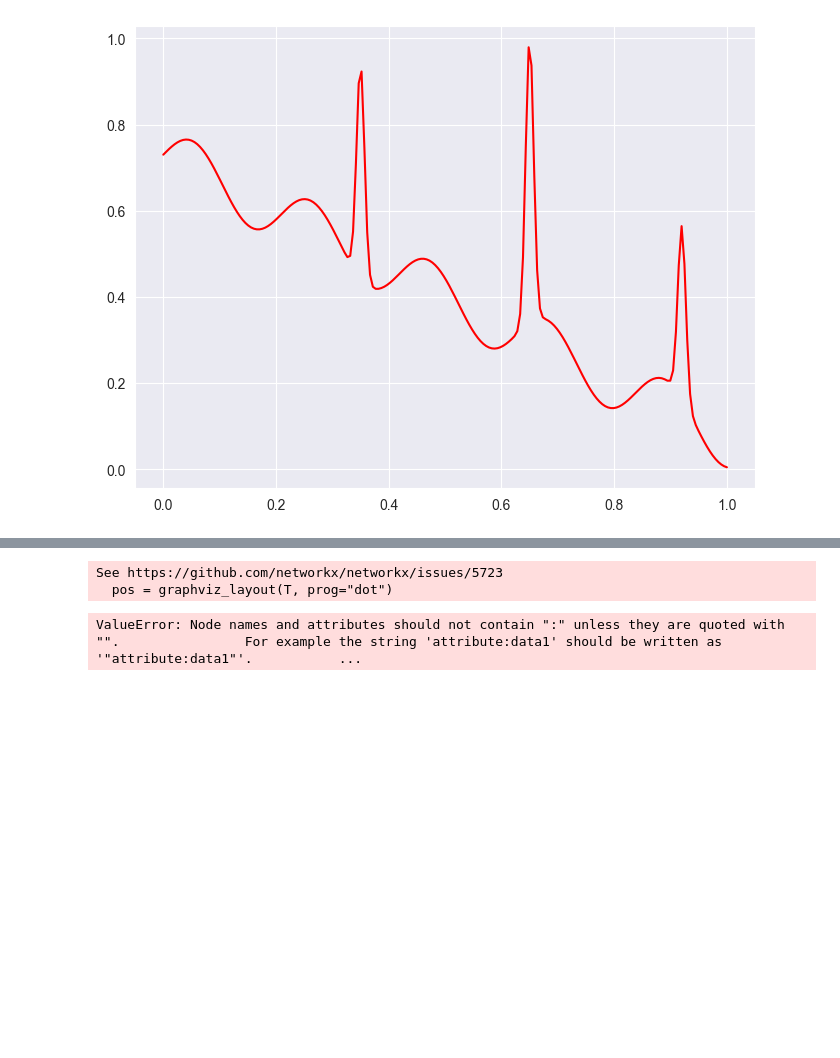
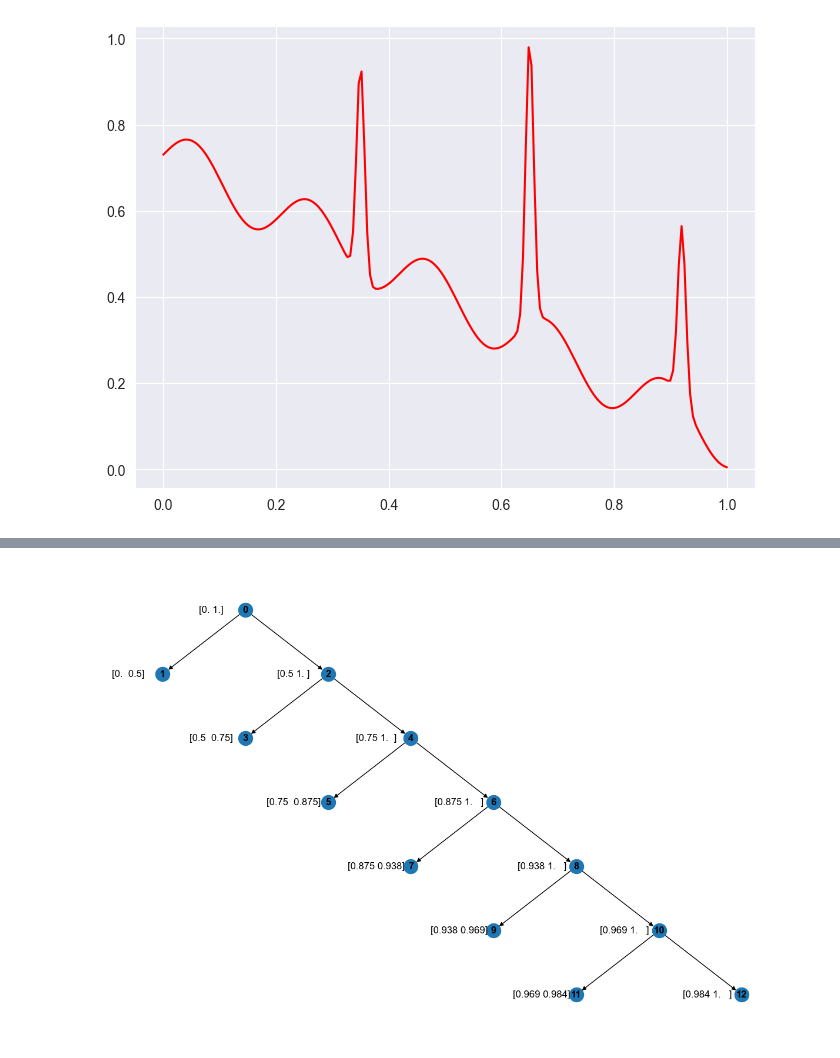
Before and after one commit to acb-code/extrema_search, a Jupyter notebook: src/notebooks/global_search_example.ipynb, the cells around one changed output, grey strips where cells are left out. Drawn from its saved outputs; the diff is of its cells as text; code cells hidden in the pictures; blank space fills up the shorter version.

Commit message:
fixed graph drawing

```diff
--- a/src/notebooks/global_search_example.ipynb
+++ b/src/notebooks/global_search_example.ipynb
@@ -140,30 +140,23 @@ nx.draw(G, pos, with_labels=False)
 # %%
 import pydot
 import networkx as nx
-from networkx.drawing.nx_pydot import graphviz_layout, pydot_layout
+
 T = test_global_search.global_state.partition_graph
-# T.edges[0,1]["bounds"] = test_bounds[0].numpy().round(decimals=3)
-# test_nodes, test_bounds = get_bounds(test_global_search.global_state.partition_graph)
-# edge_labels = nx.get_edge_attributes(T, "bounds")
-pos = graphviz_layout(T, prog="dot")
-# pos = pydot_layout(T)
+pos = nx.nx_agraph.graphviz_layout(T, prog="dot")
 
 pos_attrs = {}
 for node, coords in pos.items():
-    pos_attrs[node] = (coords[0]-20, coords[1])
+    pos_attrs[node] = (coords[0]-15, coords[1])
 custom_node_attrs = {}
 for node, attrs in zip(all_nodes, all_bounds):
     custom_node_attrs[node] = str(attrs.numpy().round(decimals=3))
 
-f, ax = plt.subplots(1,1, figsize=(12, 8))
+f, ax = plt.subplots(1,1, figsize=(12, 8), constrained_layout=True)
 nx.draw(T, pos, with_labels=True, font_weight='bold', ax=ax)
-# nx.draw_networkx_edge_labels(T, pos, edge_labels=edge_labels, ax=ax)
 nx.draw_networkx_labels(T, pos_attrs, labels=custom_node_attrs, ax=ax)
 plt.show()
 # %% [output]
-See https://github.com/networkx/networkx/issues/5723
-  pos = graphviz_layout(T, prog="dot")
-ValueError: Node names and attributes should not contain ":" unless they are quoted with "".                For example the string 'attribute:data1' should be written as '"attribute:data1"'.           ...
+[figure, added]
 # %%
 for node, attrs in zip(all_nodes, all_bounds):
     custom_node_attrs[node] = str(attrs.numpy().round(decimals=3))
```
Also changed, not shown: parts of 6 cells of this notebook, 1 other file.
